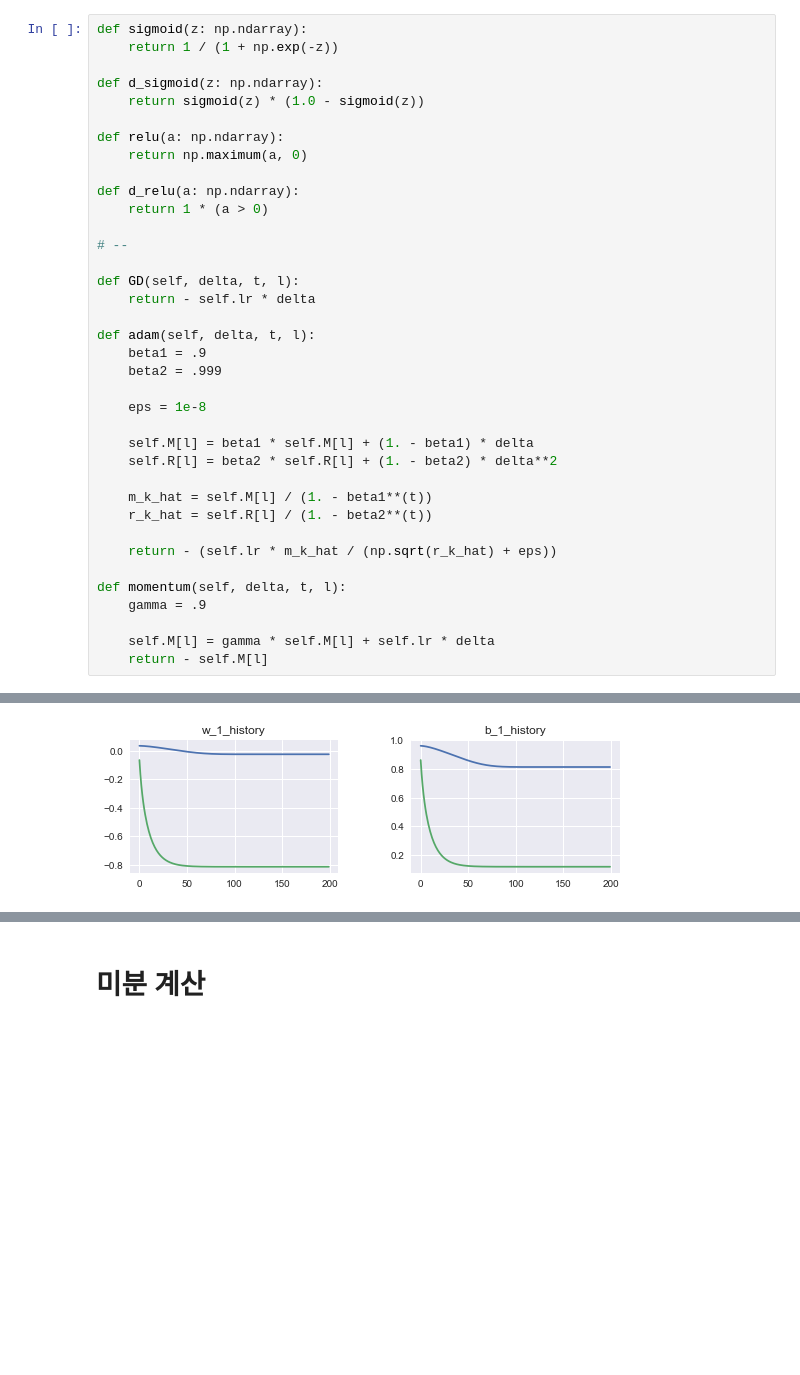
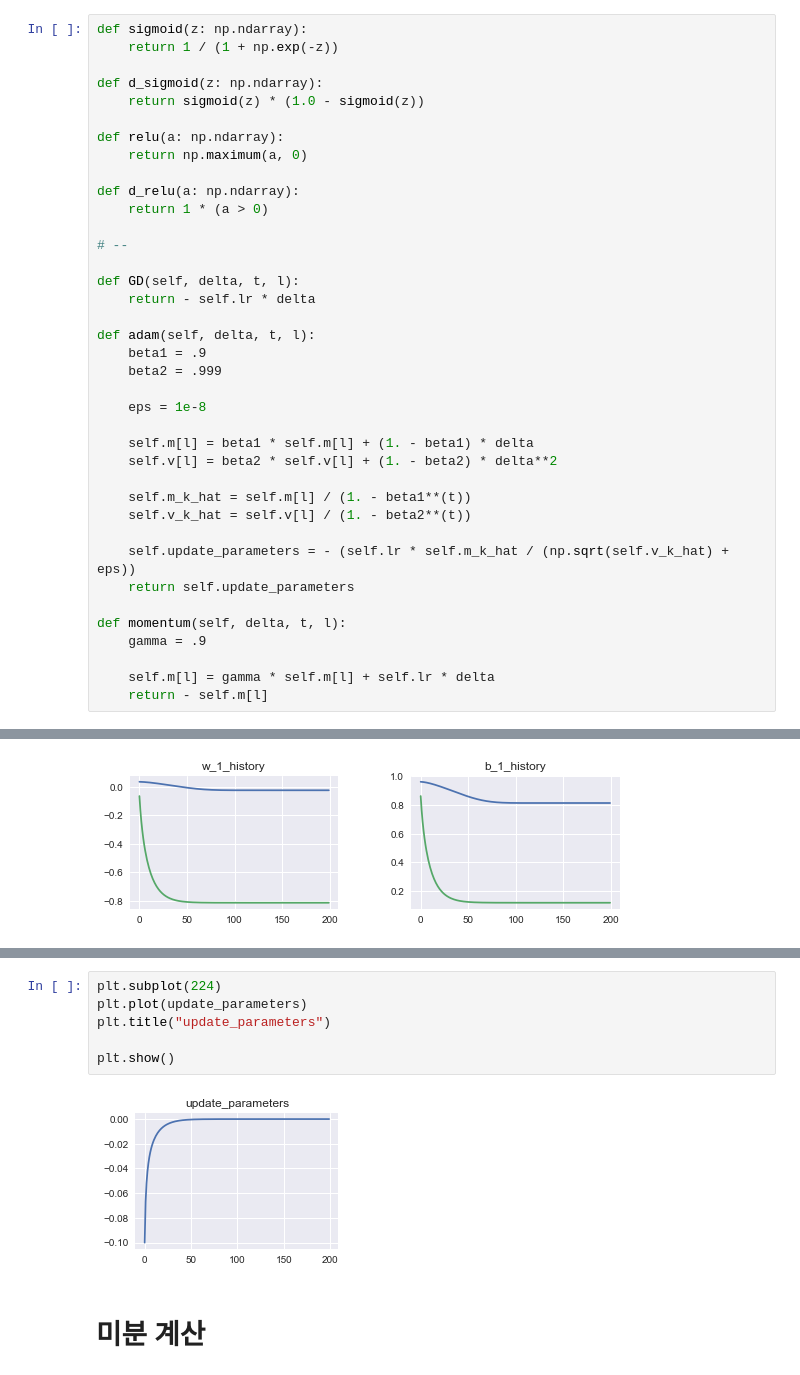
Before and after one commit to likejazz/jupyter-notebooks, a Jupyter notebook: backpropagation.ipynb, the cells around one changed output, grey strips where cells are left out. Drawn from its saved outputs; the diff is of its cells as text; blank space fills up the shorter version.

```diff
--- a/backpropagation.ipynb
+++ b/backpropagation.ipynb
@@ -131,19 +131,20 @@ def adam(self, delta, t, l):
 
     eps = 1e-8
 
-    self.M[l] = beta1 * self.M[l] + (1. - beta1) * delta
-    self.R[l] = beta2 * self.R[l] + (1. - beta2) * delta**2
+    self.m[l] = beta1 * self.m[l] + (1. - beta1) * delta
+    self.v[l] = beta2 * self.v[l] + (1. - beta2) * delta**2
 
-    m_k_hat = self.M[l] / (1. - beta1**(t))
-    r_k_hat = self.R[l] / (1. - beta2**(t))
+    self.m_k_hat = self.m[l] / (1. - beta1**(t))
+    self.v_k_hat = self.v[l] / (1. - beta2**(t))
 
-    return - (self.lr * m_k_hat / (np.sqrt(r_k_hat) + eps))
+    self.update_parameters = - (self.lr * self.m_k_hat / (np.sqrt(self.v_k_hat) + eps))
+    return self.update_parameters
 
 def momentum(self, delta, t, l):
     gamma = .9
 
-    self.M[l] = gamma * self.M[l] + self.lr * delta
-    return - self.M[l]
+    self.m[l] = gamma * self.m[l] + self.lr * delta
+    return - self.m[l]
 # %%
 class NeuralNetwork:
     def __init__(self):
@@ -502,3 +554,11 @@ plt.show()
+# %%
+plt.subplot(224)
+plt.plot(update_parameters)
+plt.title("update_parameters")
+
+plt.show()
+# %% [output]
+[figure, added]
 # %% [markdown]
 # 미분 계산
 # %%
```
Also changed, not shown: parts of 3 cells of this notebook.
